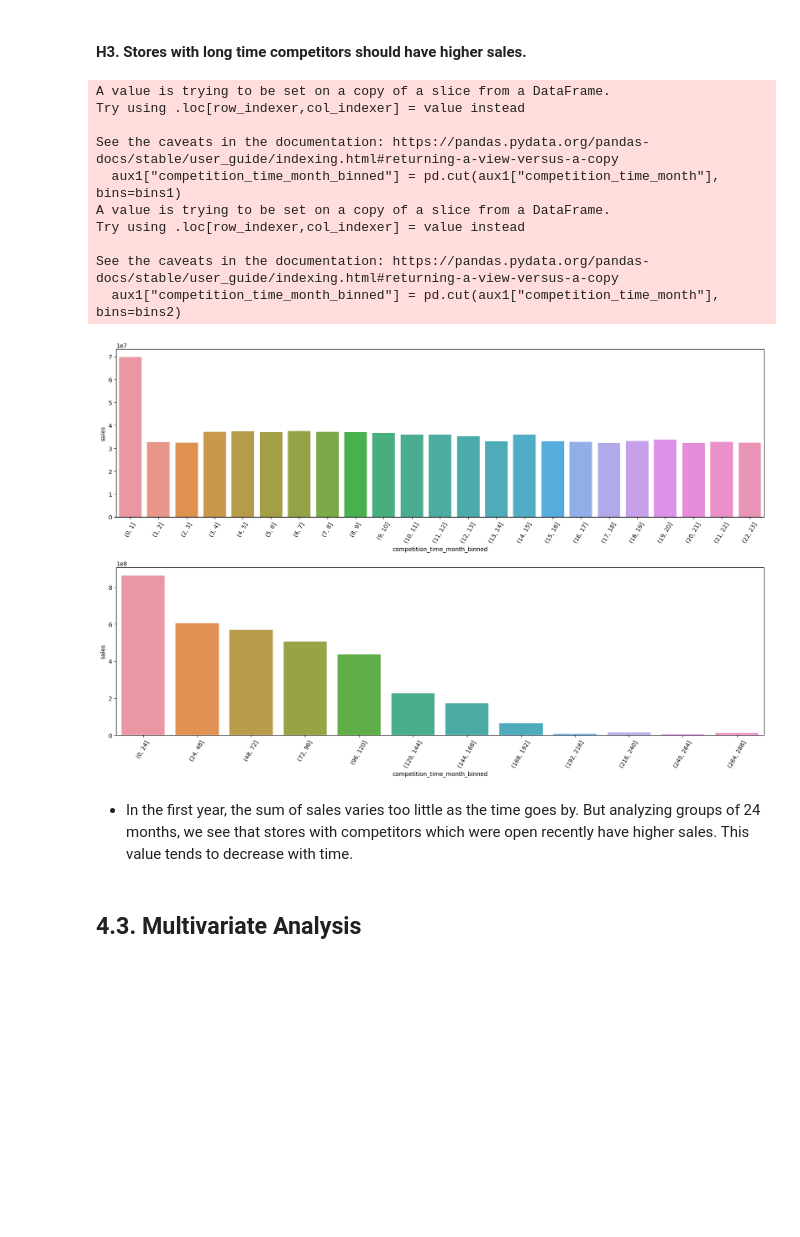
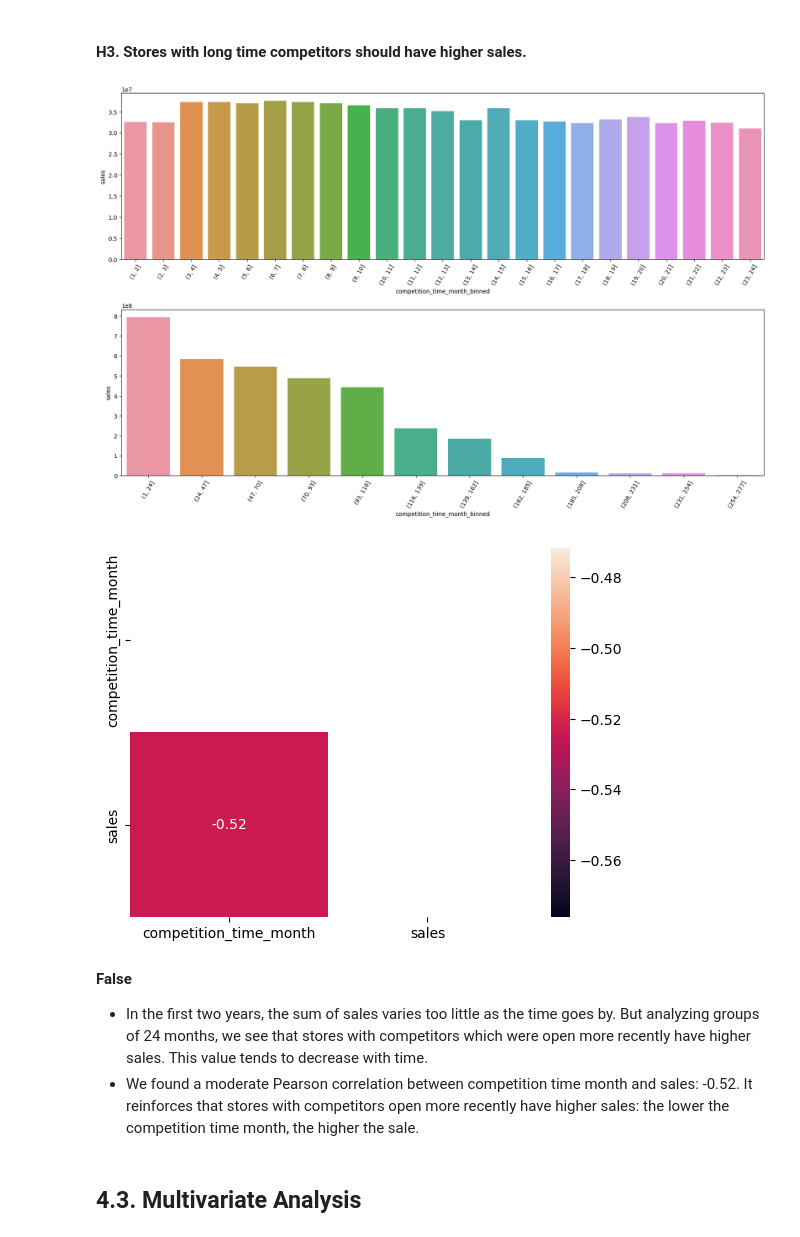
Before and after one commit to lucasquemelli/Rossman_Store_Sales, a Jupyter notebook: rossmann_store_sales.ipynb, the cells around one changed output. Cells and saved outputs as stored; diff of their text form; code cells hidden in the pictures; blank space fills up the shorter version.

```diff
--- a/rossmann_store_sales.ipynb
+++ b/rossmann_store_sales.ipynb
@@ -1074,41 +1074,41 @@ sns.heatmap(aux1.corr(method="pearson"), mask = mask, annot=True);
 # %% [markdown]
 #### **H3.** Stores with long time competitors should have higher sales.
 # %%
-aux1 = df4[df4["competition_time_month"] >= 0]
-aux1[["competition_time_month", "sales"]].groupby("competition_time_month").sum().reset_index()
+aux1 = df4[df4["competition_time_month"] > 0]
+aux1 = aux1[["competition_time_month", "sales"]].groupby("competition_time_month").sum().reset_index()
 
-bins1 = list(np.arange(0, 24, 1))
+bins1 = list(np.arange(1, 25, 1))
 aux1["competition_time_month_binned"] = pd.cut(aux1["competition_time_month"], bins=bins1)
 aux2 = aux1[["sales", "competition_time_month_binned"]].groupby("competition_time_month_binned").sum().reset_index()
 
-bins2 = list(np.arange(0, 300, 24))
+bins2 = list(np.arange(1, 300, 23))
 aux1["competition_time_month_binned"] = pd.cut(aux1["competition_time_month"], bins=bins2)
 aux3 = aux1[["sales", "competition_time_month_binned"]].groupby("competition_time_month_binned").sum().reset_index()
 
 plt.figure(figsize = (20,12))
 
 plt.subplot(2,1,1)
 sns.barplot(x="competition_time_month_binned", y="sales", data=aux2)
 plt.xticks(rotation=60);
 
 plt.subplot(2,1,2)
 sns.barplot(x="competition_time_month_binned", y="sales", data=aux3)
 plt.xticks(rotation=60);
 
 plt.subplots_adjust(hspace=0.3)
 # %% [output]
-A value is trying to be set on a copy of a slice from a DataFrame.
-Try using .loc[row_indexer,col_indexer] = value instead
-
-See the caveats in the documentation: https://pandas.pydata.org/pandas-docs/stable/user_guide/indexing.html#returning-a-view-versus-a-copy
-  aux1["competition_time_month_binned"] = pd.cut(aux1["competition_time_month"], bins=bins1)
-A value is trying to be set on a copy of a slice from a DataFrame.
-Try using .loc[row_indexer,col_indexer] = value instead
-
-See the caveats in the documentation: https://pandas.pydata.org/pandas-docs/stable/user_guide/indexing.html#returning-a-view-versus-a-copy
-  aux1["competition_time_month_binned"] = pd.cut(aux1["competition_time_month"], bins=bins2)
-[figure, old version]
+[figure, new version]
+# %%
+mask = np.zeros_like(aux1.corr(method="pearson"), dtype=bool)
+mask[np.triu_indices_from(mask)] = True
+
+sns.heatmap(aux1.corr(method="pearson"), mask = mask, annot=True);
+# %% [output]
+[figure, added]
 # %% [markdown]
-- In the first year, the sum of sales varies too little as the time goes by. But analyzing groups of 24 months, we see that stores with competitors which were open recently have higher sales. This value tends to decrease with time.
+**False**
+
+- In the first two years, the sum of sales varies too little as the time goes by. But analyzing groups of 24 months, we see that stores with competitors which were open more recently have higher sales. This value tends to decrease with time.
+- We found a moderate Pearson correlation between competition time month and sales: -0.52. It reinforces that stores with competitors open more recently have higher sales: the lower the competition time month, the higher the sale.
 # %% [markdown]
 ## 4.3. Multivariate Analysis
```
